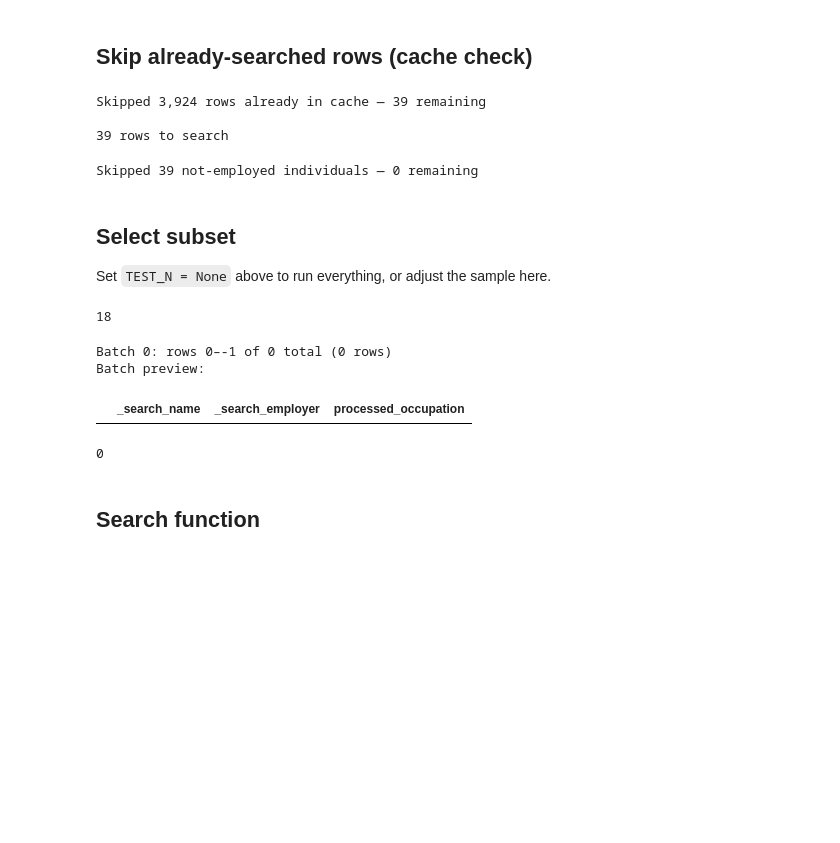
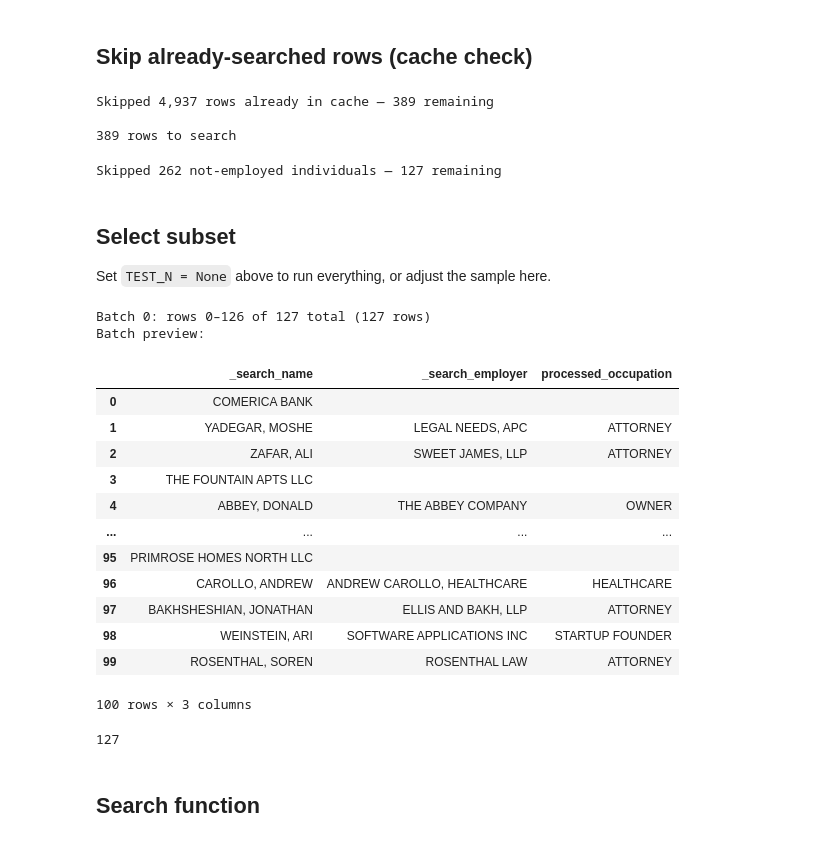
Before and after one commit to Kate-Li-2003/campfin, a Jupyter notebook: code/09_llm_classifier/0901_web_search.ipynb, the cells around one changed output. Drawn from its saved outputs; the diff is of its cells as text; code cells hidden in the pictures; blank space fills up the shorter version.

```diff
--- a/code/09_llm_classifier/0901_web_search.ipynb
+++ b/code/09_llm_classifier/0901_web_search.ipynb
@@ -34,10 +34,13 @@ Gemini client ready
 # %%
 #INPUT_PATH  = DEFAULT_INPUT_PATH
 #INPUT_PATH = '../08_alternative_pipeline/08_outputs/pac_classification_input.csv'
-INPUT_PATH = '../08_alternative_pipeline/08_outputs/classification_input_combined.csv'
+#INPUT_PATH = '../08_alternative_pipeline/08_outputs/classification_input_combined.csv'
+#INPUT_PATH = '../08_alternative_pipeline/08_outputs/classification_input_09-07-26.csv'
+INPUT_PATH = '../08_alternative_pipeline/08_outputs/classification_input_combined_09-08-26.csv'
+
 CACHE_PATH  = Path("09_outputs/web_search_cache.csv")
 MODEL       = "gemini-2.5-flash"
-BATCH_SIZE  = 500
+BATCH_SIZE  = 700
 BATCH_INDEX = 0   # increment this between runs: 0, 1, 2, ...
 TEST_N      =  None  # set to e.g. 10 for a quick test; overrides BATCH_INDEX/BATCH_SIZE when set
 
@@ -184,9 +187,9 @@ else:
 
 print(f"\n{len(df):,} rows to search")
 # %% [output]
-Skipped 3,924 rows already in cache — 39 remaining
+Skipped 4,937 rows already in cache — 389 remaining
 
-39 rows to search
+389 rows to search
 # %%
 ## Skip not-employed individuals (no employer or occupation to search on)
 ne_mask = df[entity_type_col].eq("individual") & df.apply(
@@ -197,42 +200,52 @@ df = df[~ne_mask].reset_index(drop=True)
 key_strs = df["_search_key"].map(lambda k: "|".join(k))
 print(f"Skipped {n_skipped_ne:,} not-employed individuals — {len(df):,} remaining")
 # %% [output]
-Skipped 39 not-employed individuals — 0 remaining
+Skipped 262 not-employed individuals — 127 remaining
 # %% [markdown]
 ## Select subset
 Set `TEST_N = None` above to run everything, or adjust the sample here.
 # %%
-len(df)
+TEST_N
-# %% [output]
-18
 # %%
 if TEST_N is not None:
     sample = df.sample(n=min(TEST_N, len(df)), random_state=42).reset_index(drop=True)
     print(f"TEST run: {len(sample):,} of {len(df):,} rows sampled")
 else:
     start  = BATCH_INDEX * BATCH_SIZE
     end    = start + BATCH_SIZE
     sample = df.iloc[start:end].reset_index(drop=True)
     print(f"Batch {BATCH_INDEX}: rows {start}–{min(end, len(df)) - 1} of {len(df)} total ({len(sample)} rows)")
 
-sample = df.copy().reset_index(drop = True)
+#sample = df.copy().reset_index(drop = True)
 cities_s = sample[city_col].fillna("")  if city_col and city_col in sample.columns else pd.Series("", index=sample.index)
 states_s = sample[state_col].fillna("") if state_col and state_col in sample.columns else pd.Series("", index=sample.index)
 
 rows = list(zip(
     sample["_search_key"], sample["_search_name"], sample["_search_employer"], sample[occ_col],
     cities_s, states_s, sample[entity_type_col],
 ))
 print(f"Batch preview:")
 sample[["_search_name", "_search_employer", occ_col]].head(100)
 # %% [output]
-Batch 0: rows 0–-1 of 0 total (0 rows)
+Batch 0: rows 0–126 of 127 total (127 rows)
 Batch preview:
 |  | _search_name | _search_employer | processed_occupation |
+| 0 | COMERICA BANK |  |  |
+| 1 | YADEGAR, MOSHE | LEGAL NEEDS, APC | ATTORNEY |
+| 2 | ZAFAR, ALI | SWEET JAMES, LLP | ATTORNEY |
+| 3 | THE FOUNTAIN APTS LLC |  |  |
+| 4 | ABBEY, DONALD | THE ABBEY COMPANY | OWNER |
+| ... | ... | ... | ... |
+| 95 | PRIMROSE HOMES NORTH LLC |  |  |
+| 96 | CAROLLO, ANDREW | ANDREW CAROLLO, HEALTHCARE | HEALTHCARE |
+| 97 | BAKHSHESHIAN, JONATHAN | ELLIS AND BAKH, LLP | ATTORNEY |
+| 98 | WEINSTEIN, ARI | SOFTWARE APPLICATIONS INC | STARTUP FOUNDER |
+| 99 | ROSENTHAL, SOREN | ROSENTHAL LAW | ATTORNEY |
+100 rows × 3 columns
 # %%
 len(sample)
 # %% [output]
-0
+127
 # %% [markdown]
 ## Search function
 # %%
```
Also changed, not shown: parts of 10 cells of this notebook, 53 other files.
